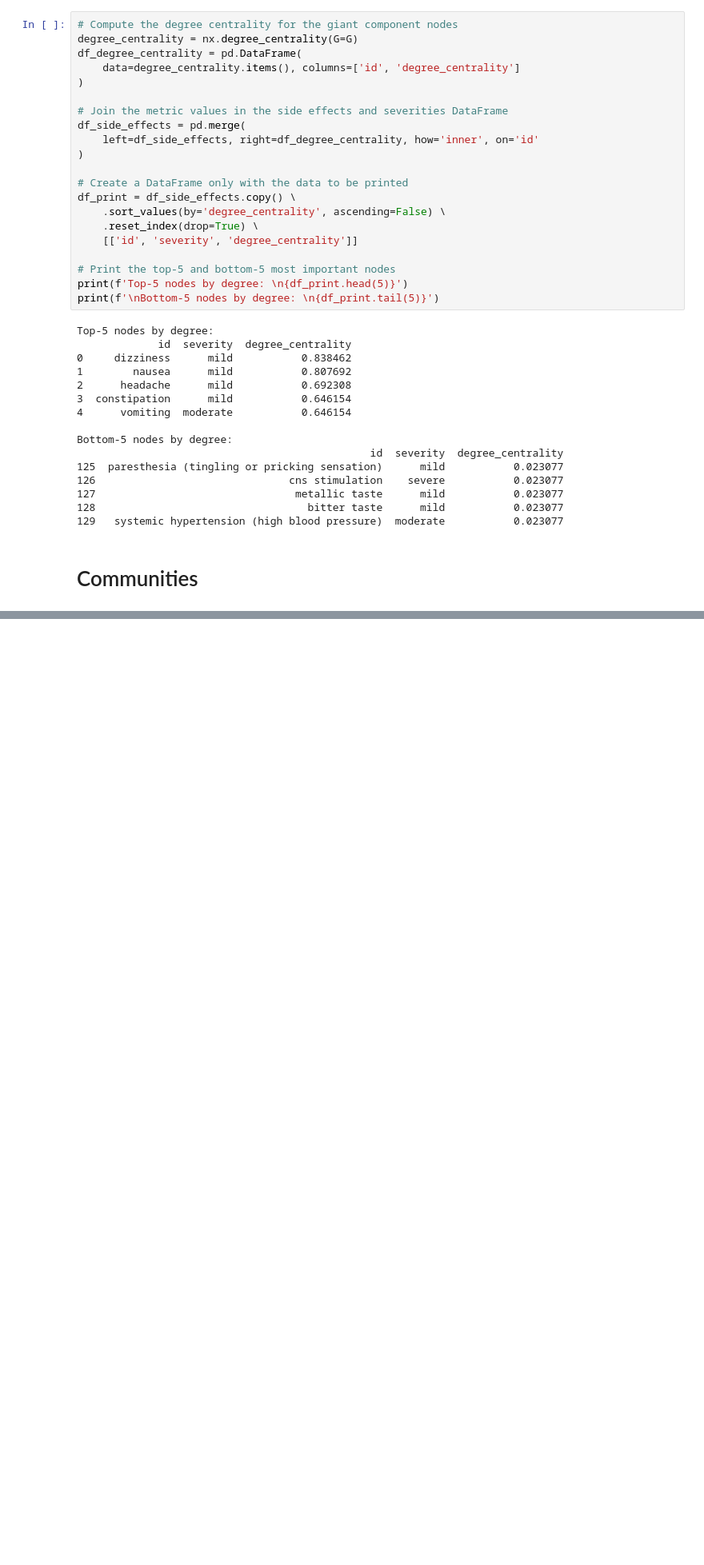
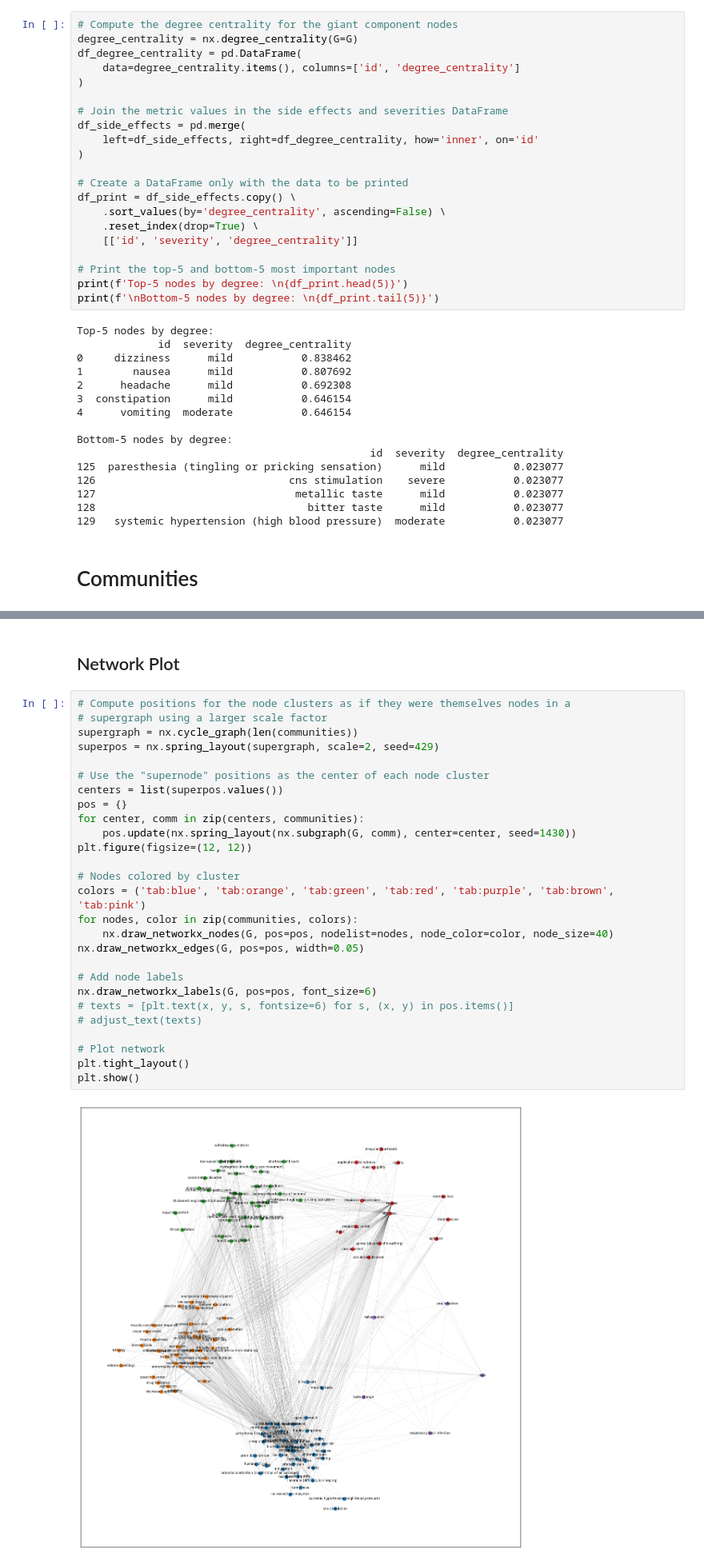
Before and after one commit to MylenaRoberta/medications-and-side-effects-networks, a Jupyter notebook: notebooks/05_projection-network-analysis.ipynb, the cells around one changed output, grey strips where cells are left out. Shown at 80% size. Cells and saved outputs as stored; diff of their text form; blank space fills up the shorter version.

Commit message:
WIP: continued analysis of communities within the projection network

```diff
--- a/notebooks/05_projection-network-analysis.ipynb
+++ b/notebooks/05_projection-network-analysis.ipynb
@@ -473,0 +428,31 @@ df_side_effects.query('community == 4')[['id', 'severity']].sort_values(by='seve
+# %% [markdown]
+## Network Plot
+# %%
+# Compute positions for the node clusters as if they were themselves nodes in a
+# supergraph using a larger scale factor
+supergraph = nx.cycle_graph(len(communities))
+superpos = nx.spring_layout(supergraph, scale=2, seed=429)
+
+# Use the "supernode" positions as the center of each node cluster
+centers = list(superpos.values())
+pos = {}
+for center, comm in zip(centers, communities):
+    pos.update(nx.spring_layout(nx.subgraph(G, comm), center=center, seed=1430))
+plt.figure(figsize=(12, 12))
+
+# Nodes colored by cluster
+colors = ('tab:blue', 'tab:orange', 'tab:green', 'tab:red', 'tab:purple', 'tab:brown', 'tab:pink')
+for nodes, color in zip(communities, colors):
+    nx.draw_networkx_nodes(G, pos=pos, nodelist=nodes, node_color=color, node_size=40)
+nx.draw_networkx_edges(G, pos=pos, width=0.05)
+
+# Add node labels
+nx.draw_networkx_labels(G, pos=pos, font_size=6)
+# texts = [plt.text(x, y, s, fontsize=6) for s, (x, y) in pos.items()]
+# adjust_text(texts)
+
+# Plot network
+plt.tight_layout()
+plt.show()
+# %% [output]
+[figure, added]
```
Also changed, not shown: parts of 27 cells of this notebook.
